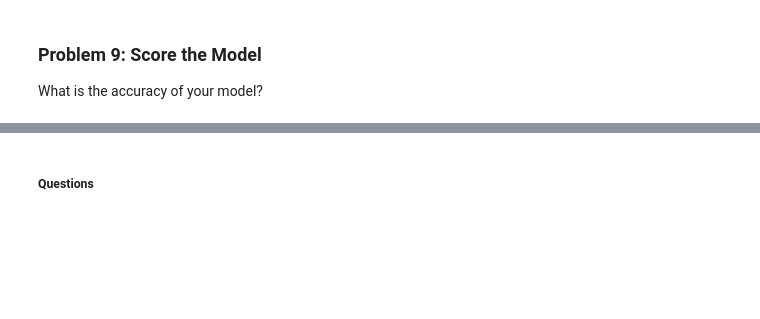
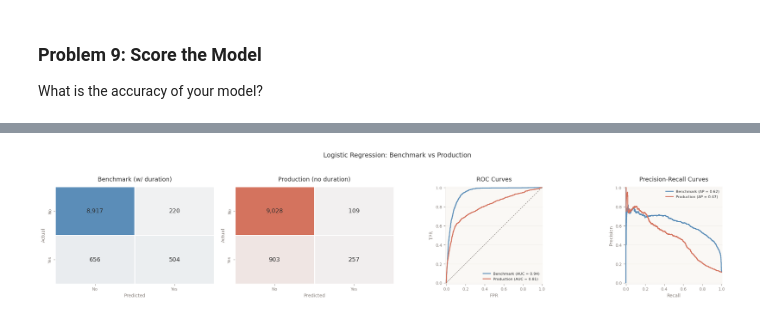
Before and after one commit to roboyak/comparing_classifiers, a Jupyter notebook: prompt_III.ipynb, the cells around one changed output, grey strips where cells are left out. Cells and saved outputs as stored; diff of their text form; code cells hidden in the pictures; blank space fills up the shorter version.

```diff
--- a/prompt_III.ipynb
+++ b/prompt_III.ipynb
@@ -831,20 +531,0 @@ perf_df
-# %%
-# Confusion matrices for all tuned models
-fig, axes = plt.subplots(1, 4, figsize=(18, 4))
-fig.patch.set_facecolor('#FFFFFF')
-
-for ax, (name, model) in zip(axes, best_models.items()):
-    y_pred = model.predict(X_test)
-    cm = confusion_matrix(y_test, y_pred)
-    sns.heatmap(cm, annot=True, fmt=',d',
-                cmap=sns.light_palette(ANT_COLORS['blue'], as_cmap=True),
-                ax=ax, xticklabels=['No', 'Yes'], yticklabels=['No', 'Yes'],
-                linewidths=2, linecolor='white', cbar=False,
-                annot_kws={'size': 12, 'fontweight': 'medium', 'color': ANT_COLORS['dark']})
-    ant_style(ax, title=name, xlabel='Predicted', ylabel='Actual')
-    ax.tick_params(labelsize=10)
-
-plt.suptitle('Confusion Matrices — Tuned Models',
-             fontsize=14, fontweight='medium', color=ANT_COLORS['dark'], y=1.03)
-plt.tight_layout(pad=1.5)
-plt.show()
@@ -1131,2 +532,40 @@ Removing `duration` shows the **true predictive power** of the model using only
-# %% [markdown]
-##### Questions
+# %%
+# Benchmark vs Production — confusion matrices + precision-recall curves
+fig, axes = plt.subplots(1, 4, figsize=(22, 4.5))
+fig.patch.set_facecolor('#FFFFFF')
+
+# Confusion matrices
+for ax, preds, title, cmap_color in [
+    (axes[0], y_bench_pred, 'Benchmark (w/ duration)', ANT['blue']),
+    (axes[1], y_prod_pred, 'Production (no duration)', ANT['coral'])
+]:
+    cm = confusion_matrix(y_test, preds)
+    sns.heatmap(cm, annot=True, fmt=',d', cmap=sns.light_palette(cmap_color, as_cmap=True),
+                ax=ax, xticklabels=['No', 'Yes'], yticklabels=['No', 'Yes'],
+                linewidths=2, linecolor='white', cbar=False,
+                annot_kws={'size': 13, 'fontweight': 'medium', 'color': ANT['dark']})
+    ant_style(ax, title=title, xlabel='Predicted', ylabel='Actual')
+
+# ROC curves
+RocCurveDisplay.from_estimator(lr_bench_pipe, X_test_raw, y_test, ax=axes[2],
+                                name='Benchmark', color=ANT['blue'], linewidth=2)
+RocCurveDisplay.from_estimator(lr_prod_pipe, X_test_raw, y_test, ax=axes[2],
+                                name='Production', color=ANT['coral'], linewidth=2)
+axes[2].plot([0, 1], [0, 1], '--', color=ANT['warm_gray'], linewidth=1)
+ant_style(axes[2], title='ROC Curves', xlabel='FPR', ylabel='TPR')
+axes[2].legend(fontsize=8, frameon=False, loc='lower right')
+
+# Precision-Recall curves
+PrecisionRecallDisplay.from_estimator(lr_bench_pipe, X_test_raw, y_test, ax=axes[3],
+                                       name='Benchmark', color=ANT['blue'], linewidth=2)
+PrecisionRecallDisplay.from_estimator(lr_prod_pipe, X_test_raw, y_test, ax=axes[3],
+                                       name='Production', color=ANT['coral'], linewidth=2)
+ant_style(axes[3], title='Precision-Recall Curves', xlabel='Recall', ylabel='Precision')
+axes[3].legend(fontsize=8, frameon=False, loc='upper right')
+
+plt.suptitle('Logistic Regression: Benchmark vs Production',
+             fontsize=14, fontweight='medium', color=ANT['dark'], y=1.03)
+plt.tight_layout(pad=1.5)
+plt.show()
+# %% [output]
+[figure, added]
```
Also changed, not shown: parts of 74 cells of this notebook.
